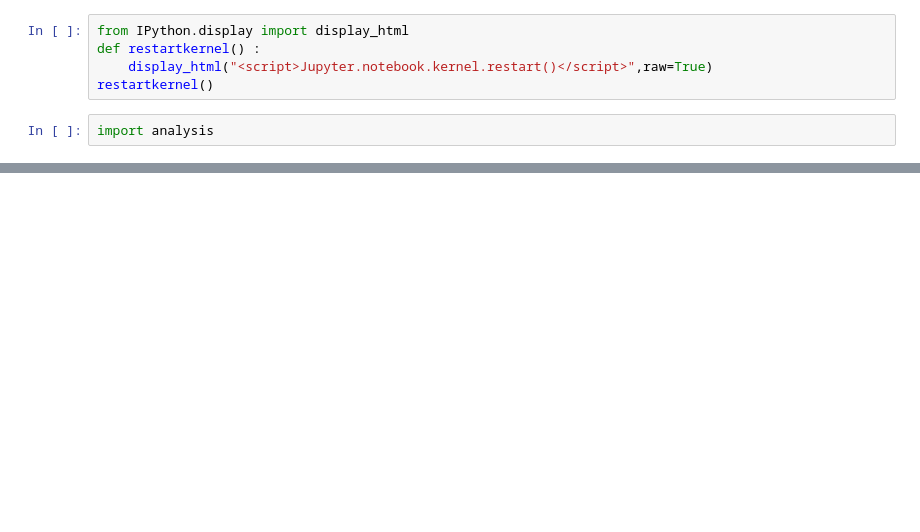
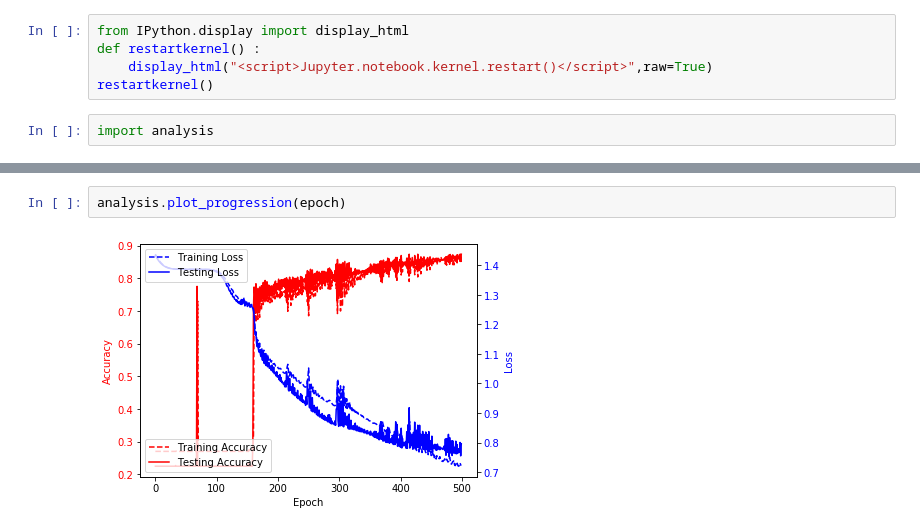
Before and after one commit to SamuelStentz/Graph-Convolutional-Neural-Network, a Jupyter notebook: Analysis/Analysis.ipynb, the cells around one changed output, grey strips where cells are left out. Cells and saved outputs as stored; diff of their text form; blank space fills up the shorter version.

```diff
--- a/Analysis/Analysis.ipynb
+++ b/Analysis/Analysis.ipynb
@@ -14,3 +23,7 @@ silent_dir = "/mnt/c/Users/Owner/Documents/Code/Research_Scripts/PyRosetta/HCV"
+# %%
+analysis.plot_progression(epoch)
+# %% [output]
+[figure, added]
 # %%
 analysis.attention_command(att, silent_dir, "AAAAAAC.ASHL", 0)
 # %% [output]
```
Also changed, not shown: parts of 4 cells of this notebook, 4 other files.
